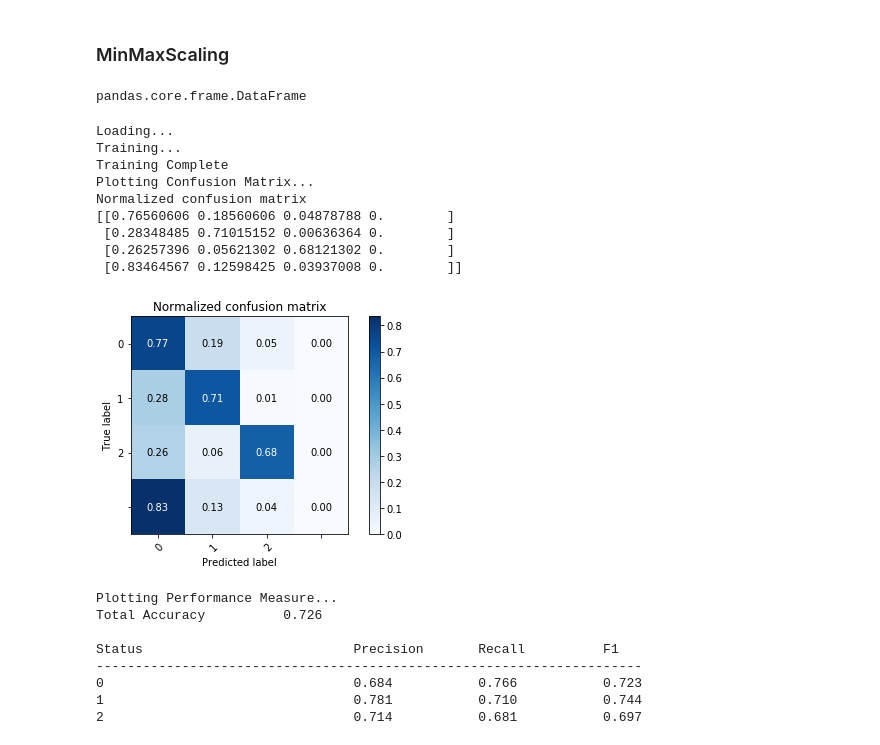
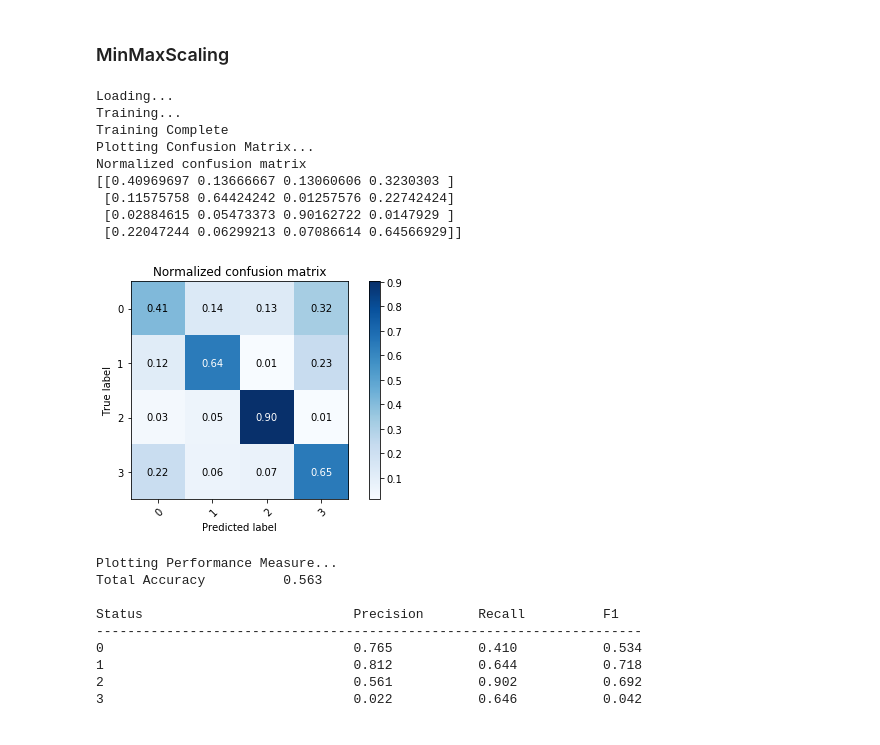
Before and after one commit to StianIsmar/project-thesis, a Jupyter notebook: TE/models/run_models_morten.ipynb, the cells around one changed output. Saved outputs shown, nothing was run; the diff lists cells and outputs as text; code cells hidden in the pictures.

```diff
--- a/TE/models/run_models_morten.ipynb
+++ b/TE/models/run_models_morten.ipynb
@@ -130,11 +150,3 @@ def extract_features(X_train, X_test, dropColumns):
-# %%
-correct_columns = list(filter(lambda x: (x not in dropColumns), list(X)))
-
-X_train = pd.DataFrame(X_train_scaled, columns=correct_columns)
-X_train.head(10)
-
-X_test_scaled = pd.DataFrame(X_test_scaled, columns=correct_columns)
-X_test_scaled.head(10)
 # %% [markdown]
 ### MinMaxScaling
 # %%
@@ -149,30 +161,28 @@ def do_MinMaxScaling(X_train, X_test):
     return X_train_scaled_df, X_test_scaled_df
 # %%
 X_train_scaled, X_test_scaled = do_MinMaxScaling(X_train, X_test)
-type(X_train_scaled)
-# %% [output]
-pandas.core.frame.DataFrame
 # %%
-svm = svm_method_lime_compatible.get_svm_model(X_train_scaled, X_test_scaled, y_train, y_test)
+svm = svm_method_lime_compatible.get_svm_model_balanced1(X_train_scaled, X_test_scaled, y_train, y_test)
 # %% [output]
 Loading...
 Training...
 Training Complete
 Plotting Confusion Matrix...
 Normalized confusion matrix
-[[0.76560606 0.18560606 0.04878788 0.        ]
- [0.28348485 0.71015152 0.00636364 0.        ]
- [0.26257396 0.05621302 0.68121302 0.        ]
- [0.83464567 0.12598425 0.03937008 0.        ]]
+[[0.40969697 0.13666667 0.13060606 0.3230303 ]
+ [0.11575758 0.64424242 0.01257576 0.22742424]
+ [0.02884615 0.05473373 0.90162722 0.0147929 ]
+ [0.22047244 0.06299213 0.07086614 0.64566929]]
-[figure, old version]
+[figure, new version]
 Plotting Performance Measure...
-Total Accuracy          0.726
+Total Accuracy          0.563
 
 Status                           Precision       Recall          F1
 ----------------------------------------------------------------------
-0                                0.684           0.766           0.723
-1                                0.781           0.710           0.744
-2                                0.714           0.681           0.697
+0                                0.765           0.410           0.534
+1                                0.812           0.644           0.718
+2                                0.561           0.902           0.692
+3                                0.022           0.646           0.042
 # %%
 targetNames = svm.classes_
 explainer = lime_method.run_lime(X_train_scaled, targetNames)
```
Also changed, not shown: parts of 7 cells of this notebook, 3 other files.
